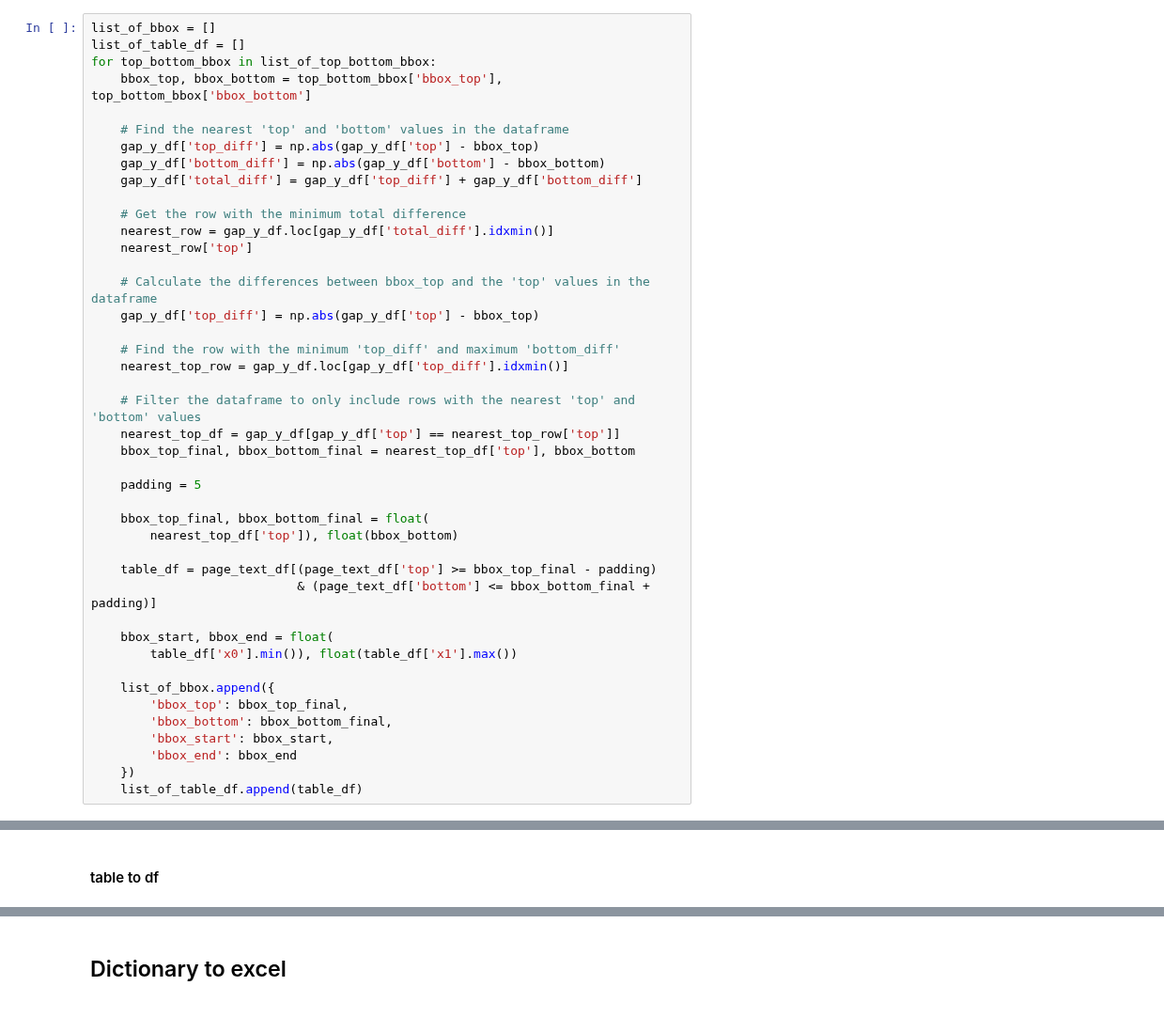
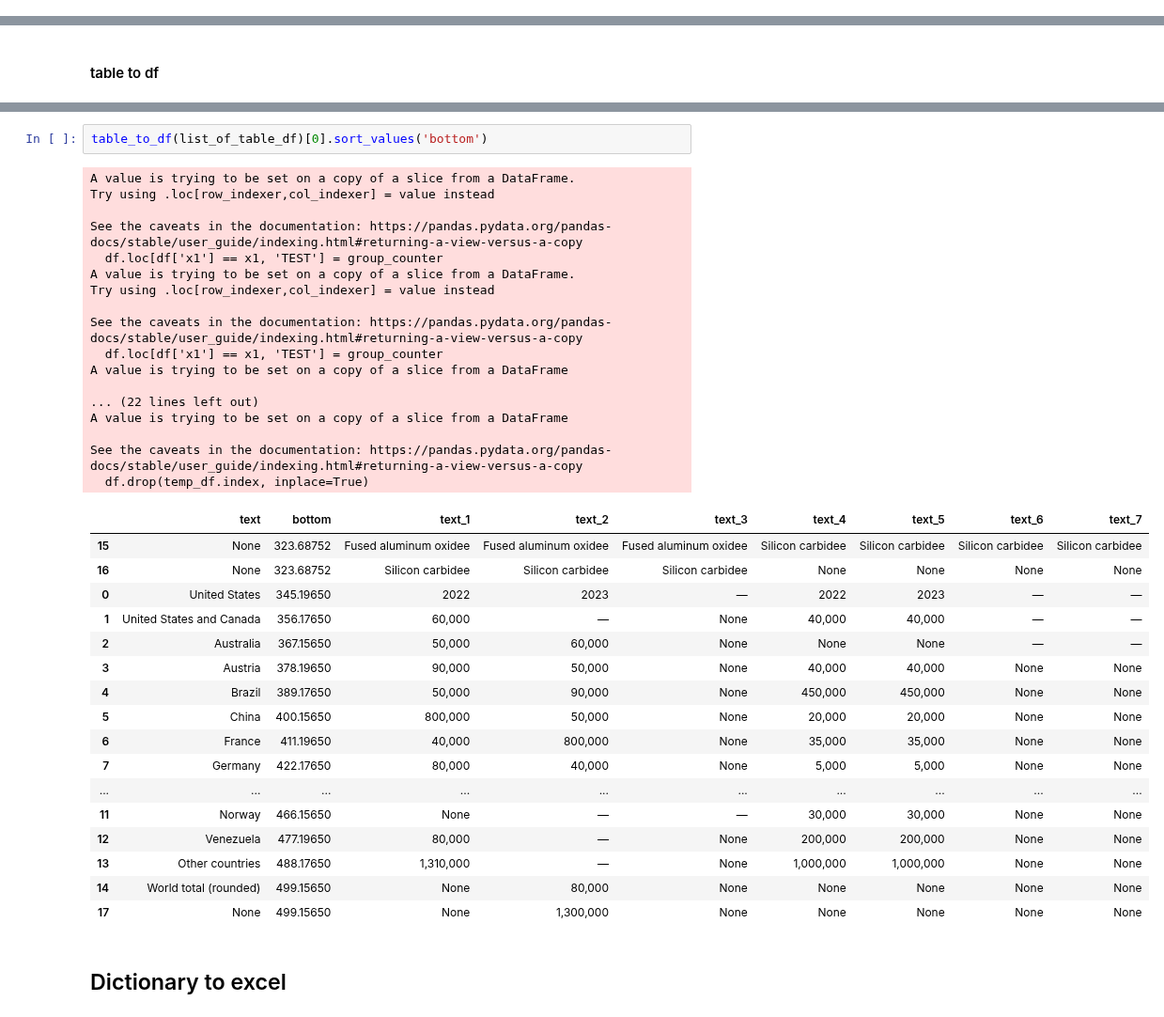
Before and after one commit to Yassmine2020/MaterialRisksSimulation, a Jupyter notebook: test_usgs/main_test_utils.ipynb, the cells around one changed output, grey strips where cells are left out. Shown at 94% size. Drawn from its saved outputs; the diff is of its cells as text.

Commit message:
table  to df✅

```diff
--- a/test_usgs/main_test_utils.ipynb
+++ b/test_usgs/main_test_utils.ipynb
@@ -633,43 +441,0 @@ list_of_top_bottom_bbox
-# %%
-list_of_bbox = []
-list_of_table_df = []
-for top_bottom_bbox in list_of_top_bottom_bbox:
-    bbox_top, bbox_bottom = top_bottom_bbox['bbox_top'], top_bottom_bbox['bbox_bottom']
-
-    # Find the nearest 'top' and 'bottom' values in the dataframe
-    gap_y_df['top_diff'] = np.abs(gap_y_df['top'] - bbox_top)
-    gap_y_df['bottom_diff'] = np.abs(gap_y_df['bottom'] - bbox_bottom)
-    gap_y_df['total_diff'] = gap_y_df['top_diff'] + gap_y_df['bottom_diff']
-
-    # Get the row with the minimum total difference
-    nearest_row = gap_y_df.loc[gap_y_df['total_diff'].idxmin()]
-    nearest_row['top']
-
-    # Calculate the differences between bbox_top and the 'top' values in the dataframe
-    gap_y_df['top_diff'] = np.abs(gap_y_df['top'] - bbox_top)
-
-    # Find the row with the minimum 'top_diff' and maximum 'bottom_diff'
-    nearest_top_row = gap_y_df.loc[gap_y_df['top_diff'].idxmin()]
-
-    # Filter the dataframe to only include rows with the nearest 'top' and 'bottom' values
-    nearest_top_df = gap_y_df[gap_y_df['top'] == nearest_top_row['top']]
-    bbox_top_final, bbox_bottom_final = nearest_top_df['top'], bbox_bottom
-
-    padding = 5
-
-    bbox_top_final, bbox_bottom_final = float(
-        nearest_top_df['top']), float(bbox_bottom)
-
-    table_df = page_text_df[(page_text_df['top'] >= bbox_top_final - padding)
-                            & (page_text_df['bottom'] <= bbox_bottom_final + padding)]
-
-    bbox_start, bbox_end = float(
-        table_df['x0'].min()), float(table_df['x1'].max())
-
-    list_of_bbox.append({
-        'bbox_top': bbox_top_final,
-        'bbox_bottom': bbox_bottom_final,
-        'bbox_start': bbox_start,
-        'bbox_end': bbox_end
-    })
-    list_of_table_df.append(table_df)
@@ -834,3 +444,40 @@ merged_df.sort_values('bottom')[['text', 'text_1', 'text_2', 'text_3']]
+# %%
+table_to_df(list_of_table_df)[0].sort_values('bottom')
+# %% [output]
+A value is trying to be set on a copy of a slice from a DataFrame.
+Try using .loc[row_indexer,col_indexer] = value instead
+
+See the caveats in the documentation: https://pandas.pydata.org/pandas-docs/stable/user_guide/indexing.html#returning-a-view-versus-a-copy
+  df.loc[df['x1'] == x1, 'TEST'] = group_counter
+A value is trying to be set on a copy of a slice from a DataFrame.
+Try using .loc[row_indexer,col_indexer] = value instead
+
+See the caveats in the documentation: https://pandas.pydata.org/pandas-docs/stable/user_guide/indexing.html#returning-a-view-versus-a-copy
+  df.loc[df['x1'] == x1, 'TEST'] = group_counter
+A value is trying to be set on a copy of a slice from a DataFrame
+
+... (22 lines left out)
+A value is trying to be set on a copy of a slice from a DataFrame
+
+See the caveats in the documentation: https://pandas.pydata.org/pandas-docs/stable/user_guide/indexing.html#returning-a-view-versus-a-copy
+  df.drop(temp_df.index, inplace=True)
+|  | text | bottom | text_1 | text_2 | text_3 | text_4 | text_5 | text_6 | text_7 |
+| 15 | None | 323.68752 | Fused aluminum oxidee | Fused aluminum oxidee | Fused aluminum oxidee | Silicon carbidee | Silicon carbidee | Silicon carbidee | Silicon carbidee |
+| 16 | None | 323.68752 | Silicon carbidee | Silicon carbidee | Silicon carbidee | None | None | None | None |
+| 0 | United States | 345.19650 | 2022 | 2023 | — | 2022 | 2023 | — | — |
+| 1 | United States and Canada | 356.17650 | 60,000 | — | None | 40,000 | 40,000 | — | — |
+| 2 | Australia | 367.15650 | 50,000 | 60,000 | None | None | None | — | — |
+| 3 | Austria | 378.19650 | 90,000 | 50,000 | None | 40,000 | 40,000 | None | None |
+| 4 | Brazil | 389.17650 | 50,000 | 90,000 | None | 450,000 | 450,000 | None | None |
+| 5 | China | 400.15650 | 800,000 | 50,000 | None | 20,000 | 20,000 | None | None |
+| 6 | France | 411.19650 | 40,000 | 800,000 | None | 35,000 | 35,000 | None | None |
+| 7 | Germany | 422.17650 | 80,000 | 40,000 | None | 5,000 | 5,000 | None | None |
+| ... | ... | ... | ... | ... | ... | ... | ... | ... | ... |
+| 11 | Norway | 466.15650 | None | — | — | 30,000 | 30,000 | None | None |
+| 12 | Venezuela | 477.19650 | 80,000 | — | None | 200,000 | 200,000 | None | None |
+| 13 | Other countries | 488.17650 | 1,310,000 | — | None | 1,000,000 | 1,000,000 | None | None |
+| 14 | World total (rounded) | 499.15650 | None | 80,000 | None | None | None | None | None |
+| 17 | None | 499.15650 | None | 1,300,000 | None | None | None | None | None |
 # %% [markdown]
 ## Dictionary to excel
 # %%
```
Also changed, not shown: parts of 20 cells of this notebook, 1 other file.
